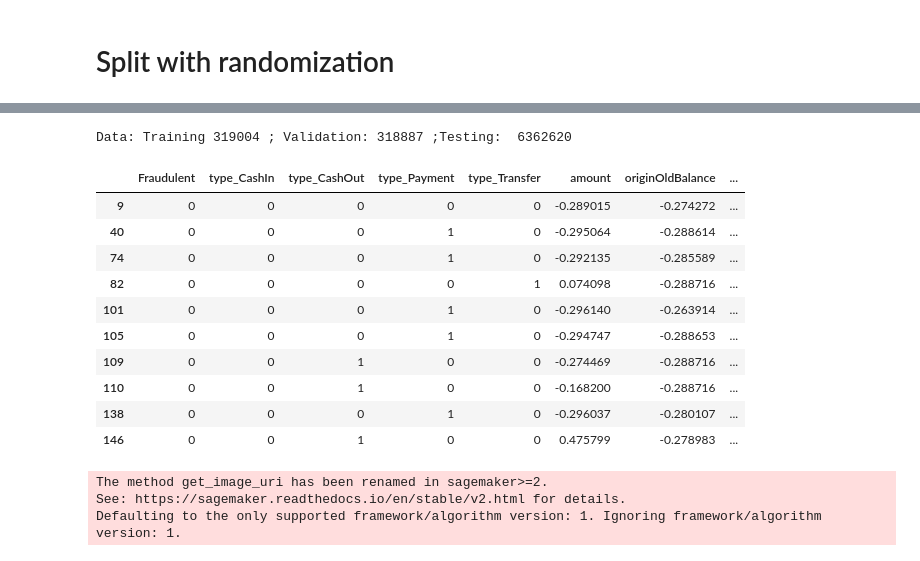
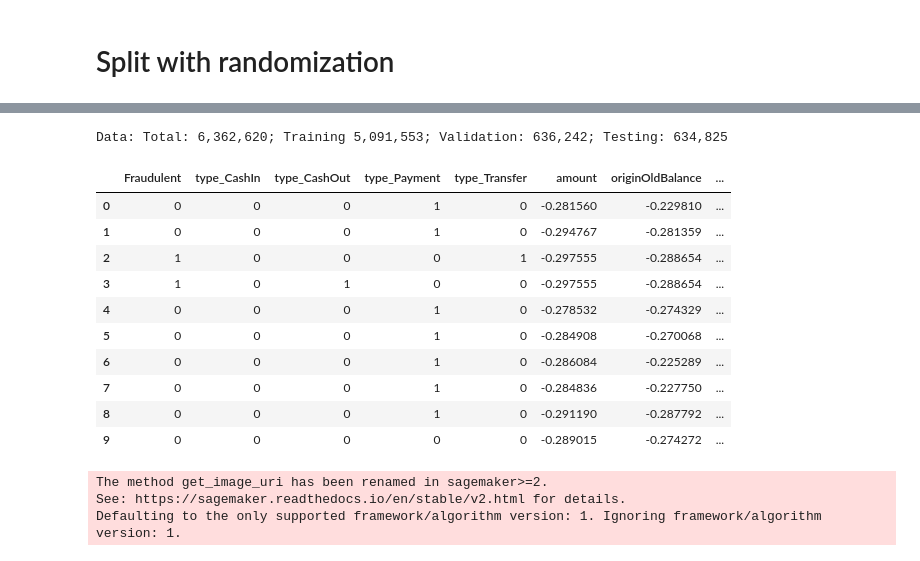
Before and after one commit to JoshuaFox/fraud-detect-blackbelt, a Jupyter notebook: frauddetect-linear-learner.ipynb, the cells around one changed output, grey strips where cells are left out. Cells and saved outputs as stored; diff of their text form; code cells hidden in the pictures.

```diff
--- a/frauddetect-linear-learner.ipynb
+++ b/frauddetect-linear-learner.ipynb
@@ -198,48 +220,56 @@ plt.show()
 # %%
 import pandas as pd
 import numpy as np
 import matplotlib.pyplot as plt
 import io
 import time
 import json
 import sagemaker.amazon.common as smac
 import os
 
 rand_split = np.random.rand(len(df))
-train_cutoff = 0.8
-validation_cutoff = 0.9
-train_list = rand_split < train_cutoff
-val_list = (rand_split >= train_cutoff) & (rand_split < validation_cutoff)
-test_list = rand_split >= validation_cutoff
+#train_cutoff = 0.8
+#validation_cutoff = 0.9
+#train_list = rand_split < train_cutoff
+#val_list = (rand_split >= train_cutoff) & (rand_split < validation_cutoff)
+#test_list = rand_split >= validation_cutoff
+train_list = rand_split < 0.8
+val_list = (rand_split >= 0.8) & (rand_split < 0.9)
+test_list = (rand_split >= 0.9)
 
 data_train = df[train_list]
 data_val = df[val_list]
 data_test = df[test_list]
-print('Data: Training', len(data_train), '; Validation:', len(data_val), ';Testing: ', len(test_list))
+
+
+print(f'Data: Total: {len(df):,d}; ' +
+      f'Training {len(data_train):,d}; ' +
+      f'Validation: {len(data_val):,d}; ' +
+      f'Testing: {len(data_test):,d}')
 
 train_y = ( data_train.iloc[:,1]  ).to_numpy();
 train_X = data_train.iloc[:,2:].to_numpy();
 
 val_y = ( data_val.iloc[:,1]).to_numpy();
 val_X = data_val.iloc[:,2:].to_numpy();
 
 test_y =  (data_test.iloc[:,1]).to_numpy();
 test_X = data_test.iloc[:,2:].to_numpy();
 
 data_train.head(10)
 # %% [output]
-Data: Training 319004 ; Validation: 318887 ;Testing:  6362620
+Data: Total: 6,362,620; Training 5,091,553; Validation: 636,242; Testing: 634,825
 |  | Fraudulent | type_CashIn | type_CashOut | type_Payment | type_Transfer | amount | originOldBalance | ... |
+| 0 | 0 | 0 | 0 | 1 | 0 | -0.281560 | -0.229810 | ... |
+| 1 | 0 | 0 | 0 | 1 | 0 | -0.294767 | -0.281359 | ... |
+| 2 | 1 | 0 | 0 | 0 | 1 | -0.297555 | -0.288654 | ... |
+| 3 | 1 | 0 | 1 | 0 | 0 | -0.297555 | -0.288654 | ... |
+| 4 | 0 | 0 | 0 | 1 | 0 | -0.278532 | -0.274329 | ... |
+| 5 | 0 | 0 | 0 | 1 | 0 | -0.284908 | -0.270068 | ... |
+| 6 | 0 | 0 | 0 | 1 | 0 | -0.286084 | -0.225289 | ... |
+| 7 | 0 | 0 | 0 | 1 | 0 | -0.284836 | -0.227750 | ... |
+| 8 | 0 | 0 | 0 | 1 | 0 | -0.291190 | -0.287792 | ... |
 | 9 | 0 | 0 | 0 | 0 | 0 | -0.289015 | -0.274272 | ... |
-| 40 | 0 | 0 | 0 | 1 | 0 | -0.295064 | -0.288614 | ... |
-| 74 | 0 | 0 | 0 | 1 | 0 | -0.292135 | -0.285589 | ... |
-| 82 | 0 | 0 | 0 | 0 | 1 | 0.074098 | -0.288716 | ... |
-| 101 | 0 | 0 | 0 | 1 | 0 | -0.296140 | -0.263914 | ... |
-| 105 | 0 | 0 | 0 | 1 | 0 | -0.294747 | -0.288653 | ... |
-| 109 | 0 | 0 | 1 | 0 | 0 | -0.274469 | -0.288716 | ... |
-| 110 | 0 | 0 | 1 | 0 | 0 | -0.168200 | -0.288716 | ... |
-| 138 | 0 | 0 | 0 | 1 | 0 | -0.296037 | -0.280107 | ... |
-| 146 | 0 | 0 | 1 | 0 | 0 | 0.475799 | -0.278983 | ... |
 # %%
 train_file = 'linear_train.data'
 
```
Also changed, not shown: parts of 10 cells of this notebook.
